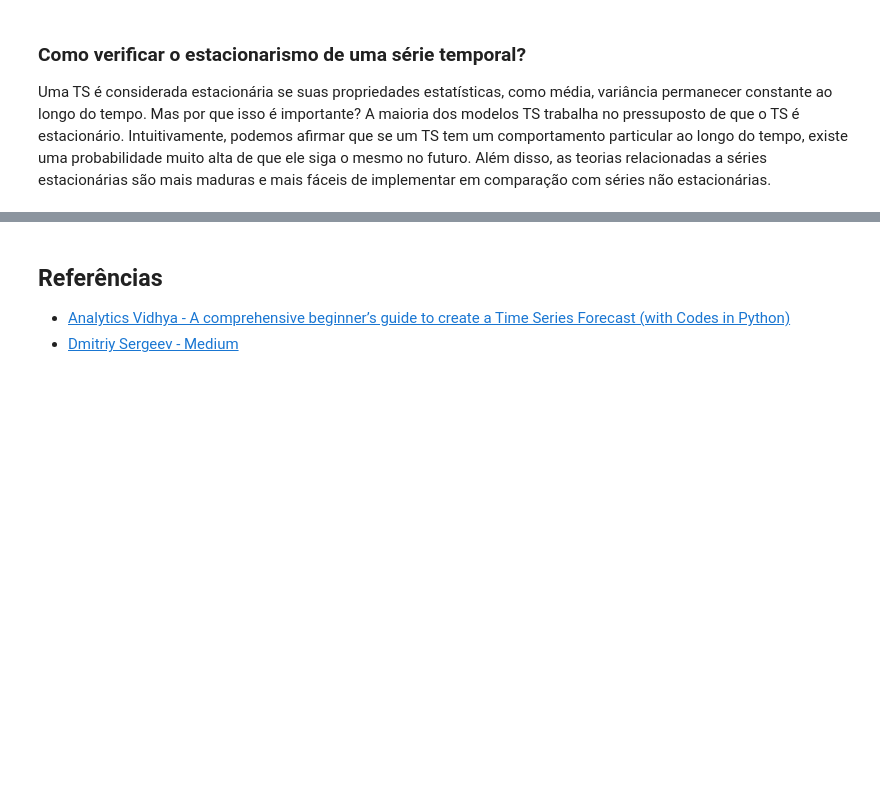
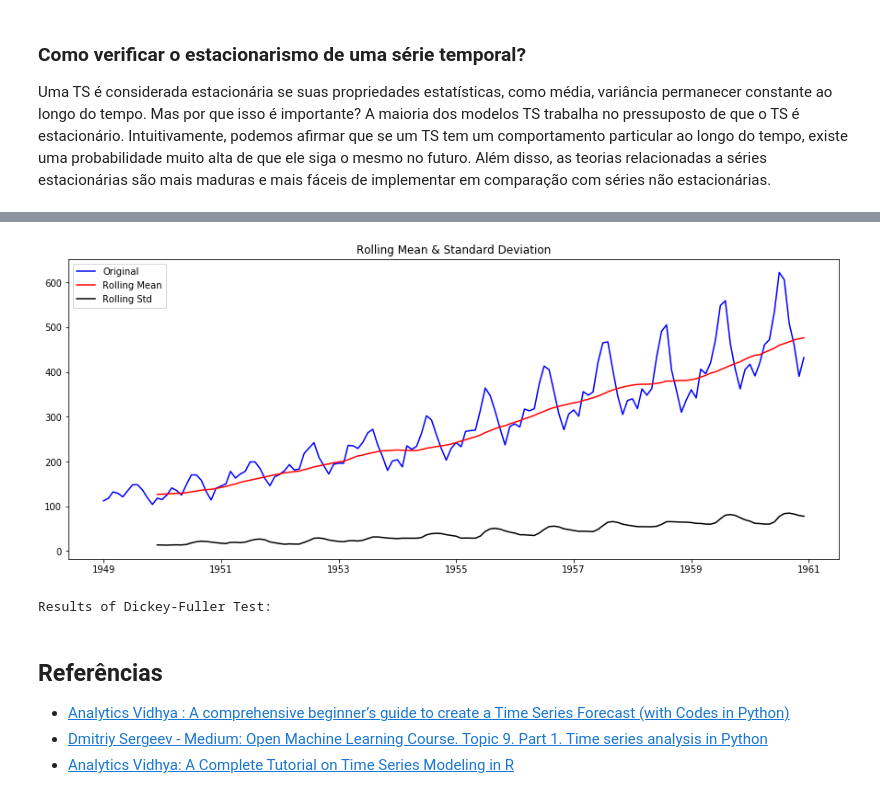
Before and after one commit to Marcos001/Time-Series, a Jupyter notebook: first.ipynb, the cells around one changed output, grey strips where cells are left out. Drawn from its saved outputs; the diff is of its cells as text; code cells hidden in the pictures; blank space fills up the shorter version.

```diff
--- a/first.ipynb
+++ b/first.ipynb
@@ -124,4 +133,34 @@ Uma TS é considerada estacionária se suas propriedades estatísticas, como mé
+# %%
+from statsmodels.tsa.stattools import adfuller
+# testando a estaciona
+def test_stationarity(timeseries):
+
+    # Determing rolling statistics
+    rolmean = timeseries.rolling(12).mean()
+    rolstd = timeseries.rolling(12).std()
+
+    # Plot rolling statistics:
+    orig = plt.plot(timeseries, color='blue',label='Original')
+    mean = plt.plot(rolmean, color='red', label='Rolling Mean')
+    std = plt.plot(rolstd, color='black', label = 'Rolling Std')
+    plt.legend(loc='best')
+    plt.title('Rolling Mean & Standard Deviation')
+    plt.show(block=False)
+
+    # Perform Dickey-Fuller test:
+    print('Results of Dickey-Fuller Test:')
+    dftest = adfuller(timeseries, autolag='AIC')
+    dfoutput = pd.Series(dftest[0:4], index=['Test Statistic','p-value','#Lags Used','Number of Observations Used'])
+    for key,value in dftest[4].items():
+        dfoutput['Critical Value (%s)'%key] = value
+    dfoutput
+# %%
+test_stationarity(ts)
+# %% [output]
+[figure, added]
+Results of Dickey-Fuller Test:
 # %% [markdown]
 ## Referências
-   * [Analytics Vidhya - A comprehensive beginner’s guide to create a Time Series Forecast (with Codes in Python)](https://www.analyticsvidhya.com/blog/2016/02/time-series-forecasting-codes-python/)
-   * [Dmitriy Sergeev - Medium](https://medium.com/open-machine-learning-course/open-machine-learning-course-topic-9-time-series-analysis-in-python-a270cb05e0b3)
+   * [Analytics Vidhya : A comprehensive beginner’s guide to create a Time Series Forecast (with Codes in Python)](https://www.analyticsvidhya.com/blog/2016/02/time-series-forecasting-codes-python/)
+   * [Dmitriy Sergeev - Medium: Open Machine Learning Course. Topic 9. Part 1. Time series analysis in Python](https://medium.com/open-machine-learning-course/open-machine-learning-course-topic-9-time-series-analysis-in-python-a270cb05e0b3)
+   * [Analytics Vidhya: A Complete Tutorial on Time Series Modeling in R](https://www.analyticsvidhya.com/blog/2015/12/complete-tutorial-time-series-modeling/)
```
Also changed, not shown: parts of 2 cells of this notebook.
